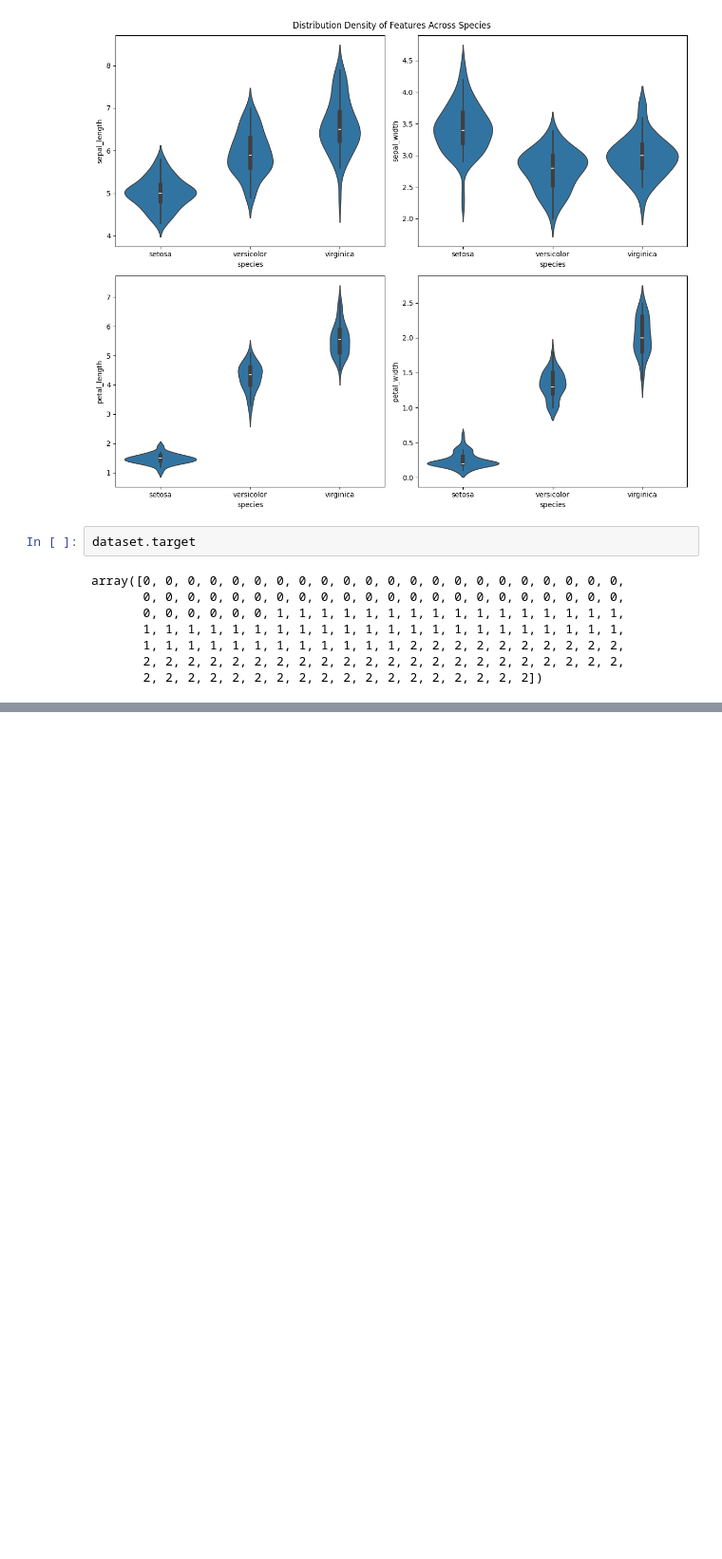
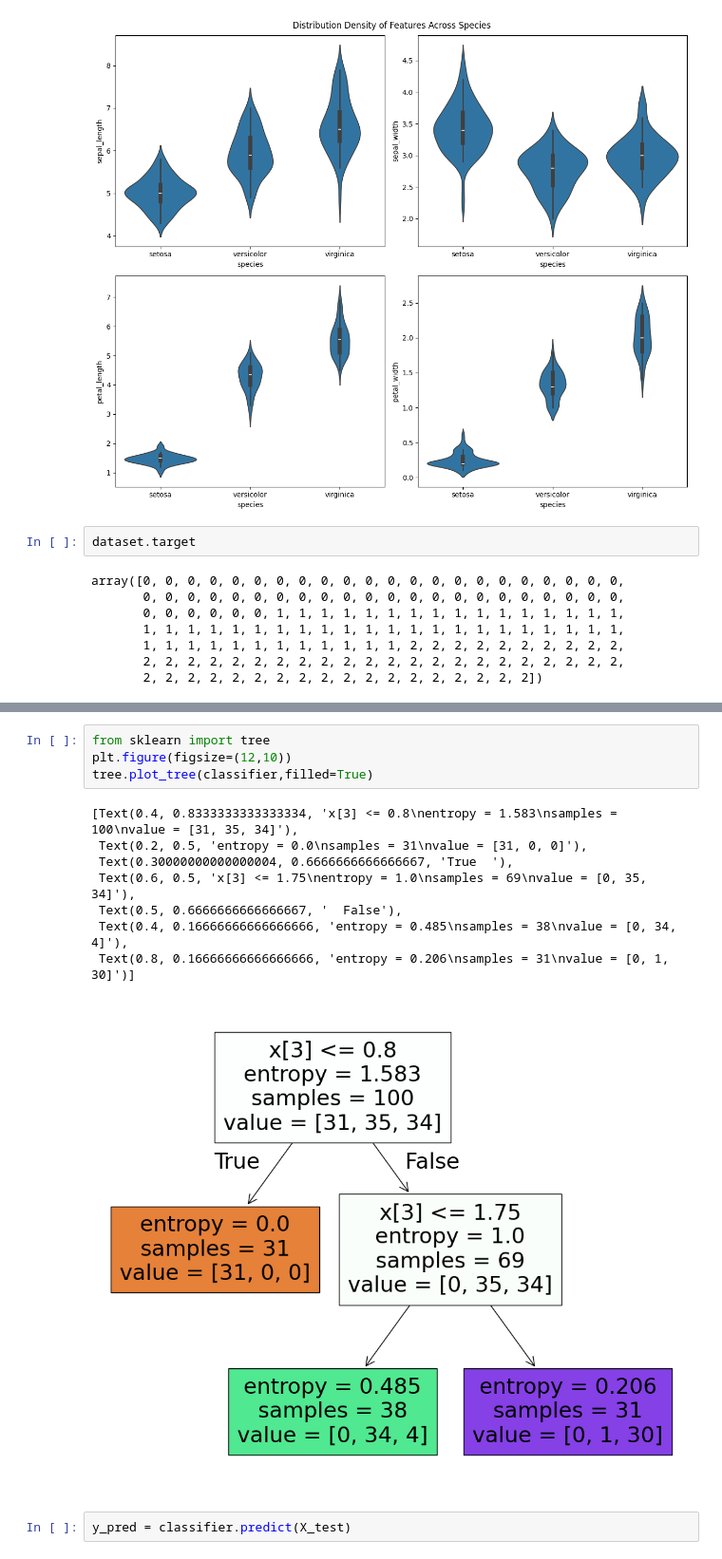
Before and after one commit to Monish-Nallagondalla/ML-Revision, a Jupyter notebook: Decision Tree & SVM/DT.ipynb, the cells around one changed output, grey strips where cells are left out. Shown at 95% size. Cells and saved outputs as stored; diff of their text form; blank space fills up the shorter version.

```diff
--- a/Decision Tree & SVM/DT.ipynb
+++ b/Decision Tree & SVM/DT.ipynb
@@ -124,0 +143,15 @@ classifier.fit(X_train,y_train)
+# %%
+from sklearn import tree
+plt.figure(figsize=(12,10))
+tree.plot_tree(classifier,filled=True)
+# %% [output]
+[Text(0.4, 0.8333333333333334, 'x[3] <= 0.8\nentropy = 1.583\nsamples = 100\nvalue = [31, 35, 34]'),
+ Text(0.2, 0.5, 'entropy = 0.0\nsamples = 31\nvalue = [31, 0, 0]'),
+ Text(0.30000000000000004, 0.6666666666666667, 'True  '),
+ Text(0.6, 0.5, 'x[3] <= 1.75\nentropy = 1.0\nsamples = 69\nvalue = [0, 35, 34]'),
+ Text(0.5, 0.6666666666666667, '  False'),
+ Text(0.4, 0.16666666666666666, 'entropy = 0.485\nsamples = 38\nvalue = [0, 34, 4]'),
+ Text(0.8, 0.16666666666666666, 'entropy = 0.206\nsamples = 31\nvalue = [0, 1, 30]')]
+[figure, added]
+# %%
+y_pred = classifier.predict(X_test)
```
Also changed, not shown: parts of 6 cells of this notebook.
